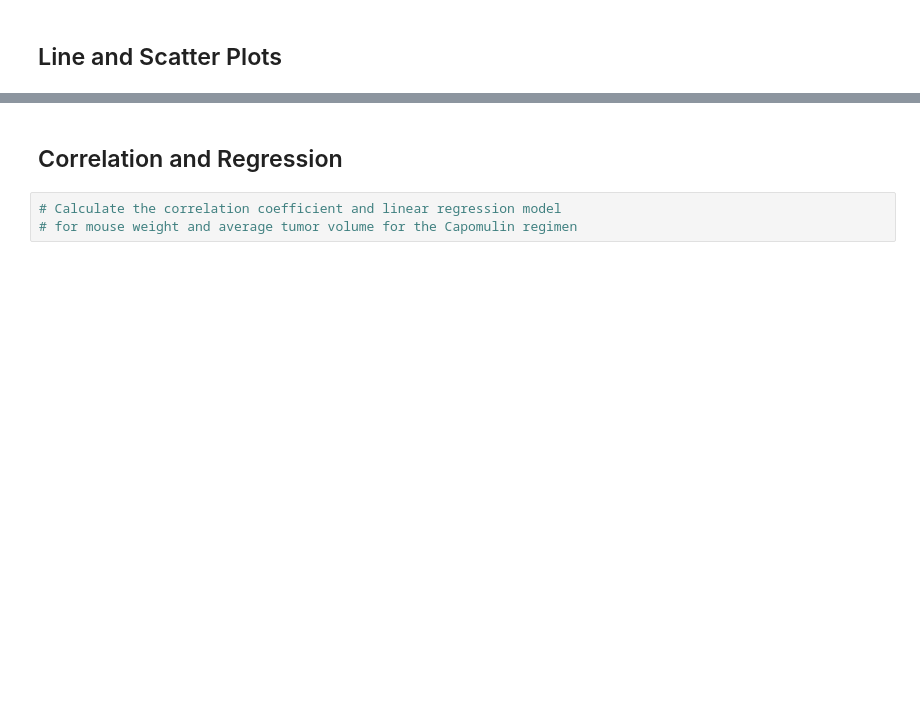
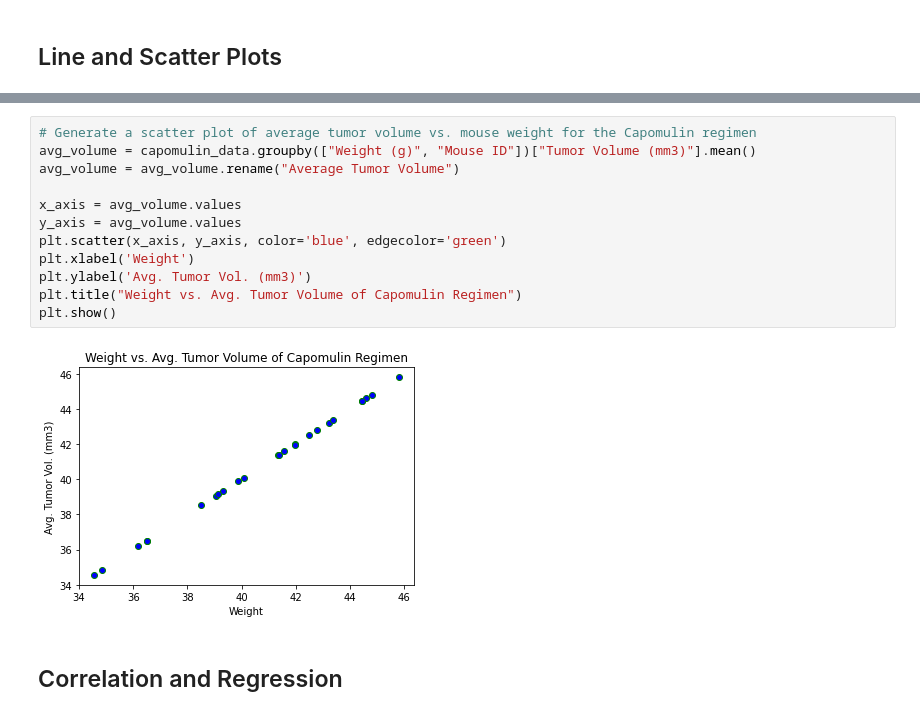
Before and after one commit to cchitec/matplotlib_challenge, a Jupyter notebook: Pymaceuticals/pymaceuticals_starter.ipynb, the cells around one changed output, grey strips where cells are left out. Saved outputs shown, nothing was run; the diff lists cells and outputs as text; blank space fills up the shorter version.

```diff
--- a/Pymaceuticals/pymaceuticals_starter.ipynb
+++ b/Pymaceuticals/pymaceuticals_starter.ipynb
@@ -318,5 +343,16 @@ plt.show()
+# %%
+# Generate a scatter plot of average tumor volume vs. mouse weight for the Capomulin regimen
+avg_volume = capomulin_data.groupby(["Weight (g)", "Mouse ID"])["Tumor Volume (mm3)"].mean()
+avg_volume = avg_volume.rename("Average Tumor Volume")
+
+x_axis = avg_volume.values
+y_axis = avg_volume.values
+plt.scatter(x_axis, y_axis, color='blue', edgecolor='green')
+plt.xlabel('Weight')
+plt.ylabel('Avg. Tumor Vol. (mm3)')
+plt.title("Weight vs. Avg. Tumor Volume of Capomulin Regimen")
+plt.show()
+# %% [output]
+[figure, added]
 # %% [markdown]
 ## Correlation and Regression
-# %%
-# Calculate the correlation coefficient and linear regression model
-# for mouse weight and average tumor volume for the Capomulin regimen
```
Also changed, not shown: parts of 4 cells of this notebook.
